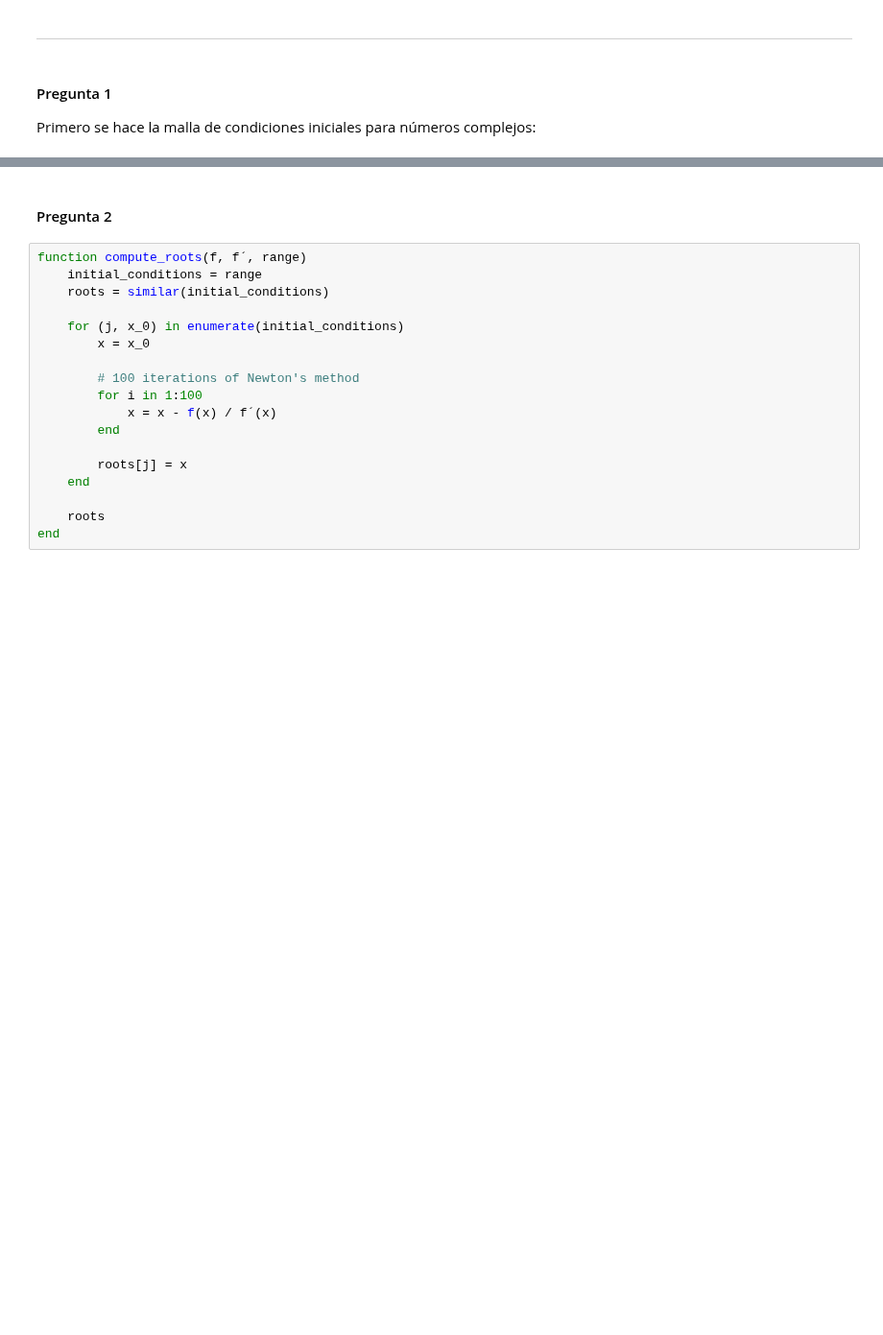
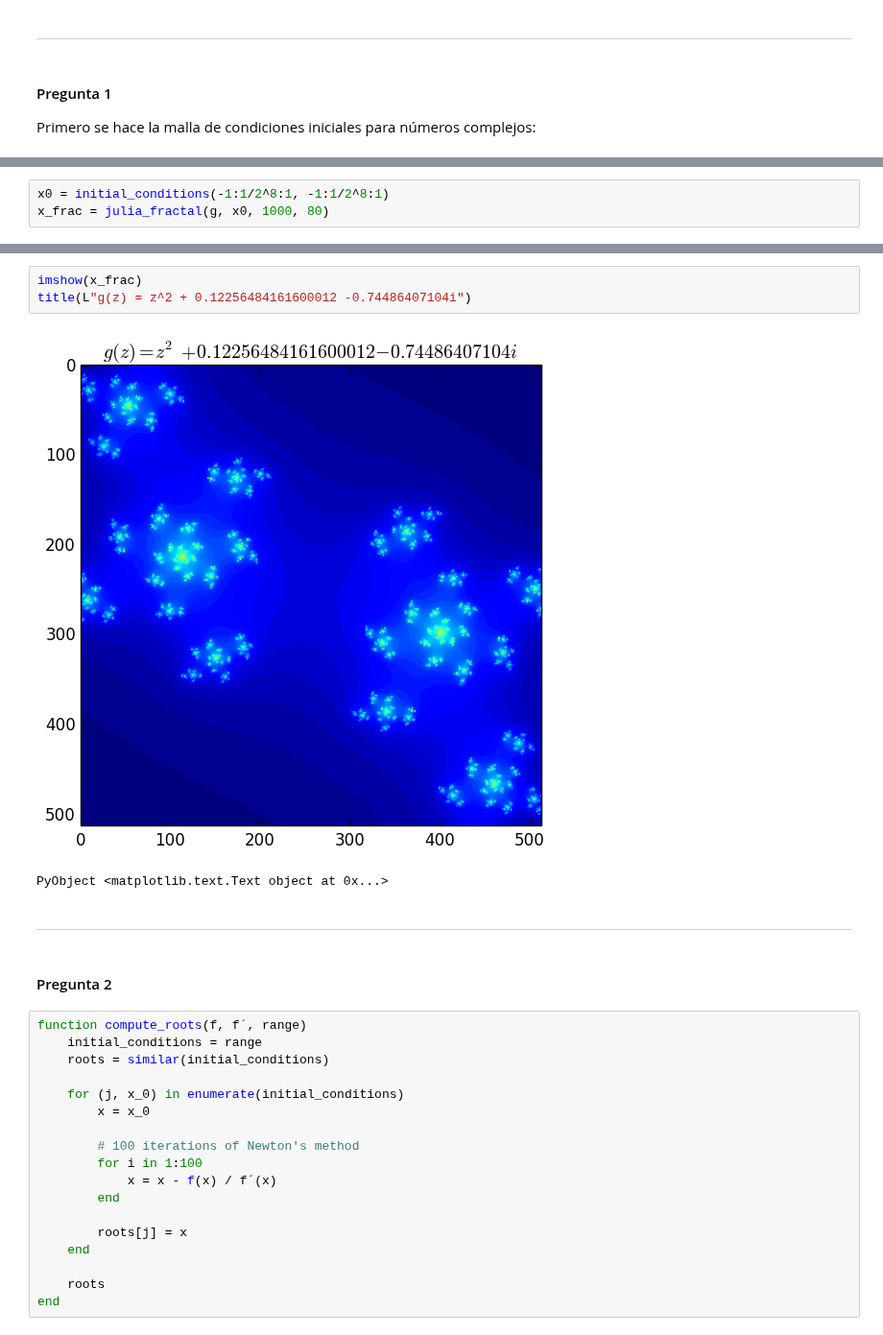
Before and after one commit to lbenet/2017-1_TSFisComp, a Jupyter notebook: tareas/claudio/Tarea_02_Miguel_Raz_Claudio_Pierard.ipynb, the cells around one changed output, grey strips where cells are left out. Shown at 96% size. Saved outputs shown, nothing was run; the diff lists cells and outputs as text; blank space fills up the shorter version.

```diff
--- a/tareas/claudio/Tarea_02_Miguel_Raz_Claudio_Pierard.ipynb
+++ b/tareas/claudio/Tarea_02_Miguel_Raz_Claudio_Pierard.ipynb
@@ -150,0 +245,3 @@ PyObject <matplotlib.text.Text object at 0x...>
+# %%
+x0 = initial_conditions(-1:1/2^8:1, -1:1/2^8:1)
+x_frac = julia_fractal(g, x0, 1000, 80)
@@ -151,3 +266,11 @@ PyObject <matplotlib.text.Text object at 0x...>
+# %%
+imshow(x_frac)
+title(L"g(z) = z^2 + 0.12256484161600012 -0.74486407104i")
+# %% [output]
+[figure, added]
+PyObject <matplotlib.text.Text object at 0x...>
+# %% [markdown]
+---------
 # %% [markdown]
 #### Pregunta 2
 # %%
```
Also changed, not shown: parts of 24 cells of this notebook.
